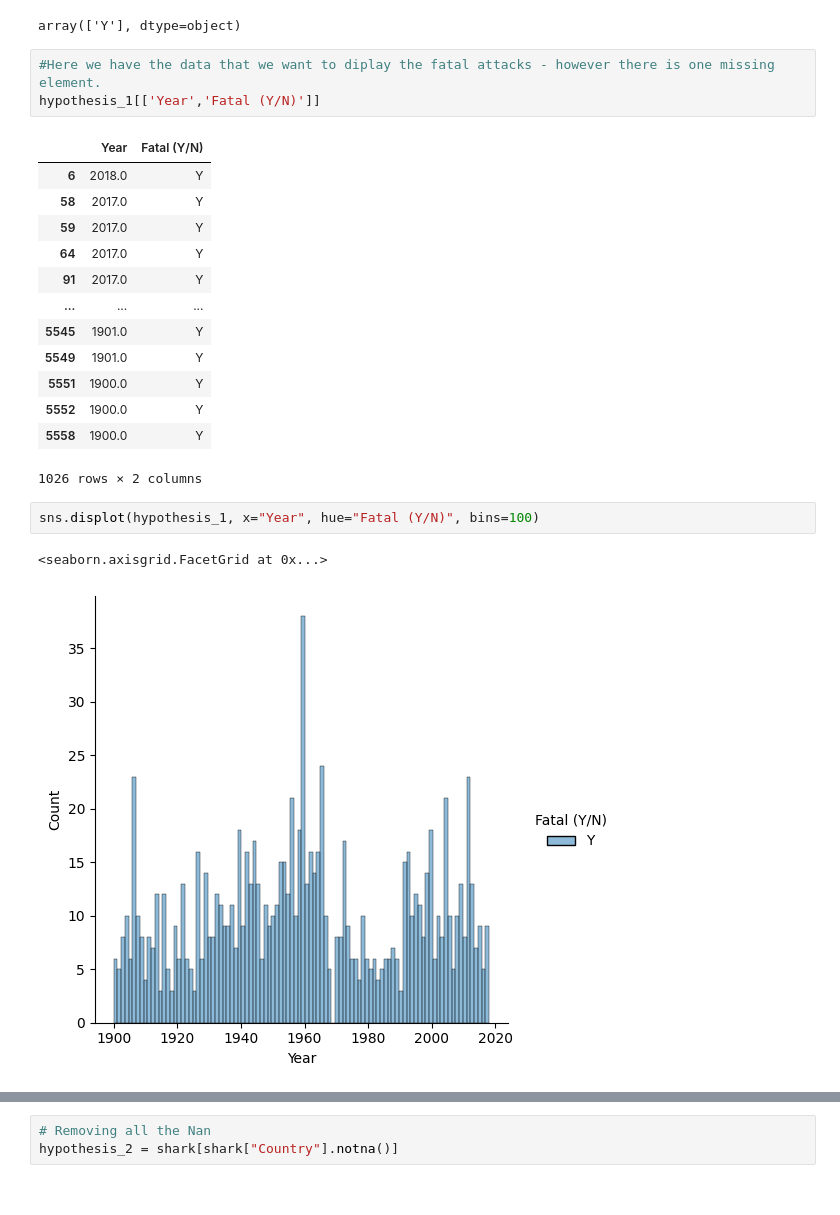
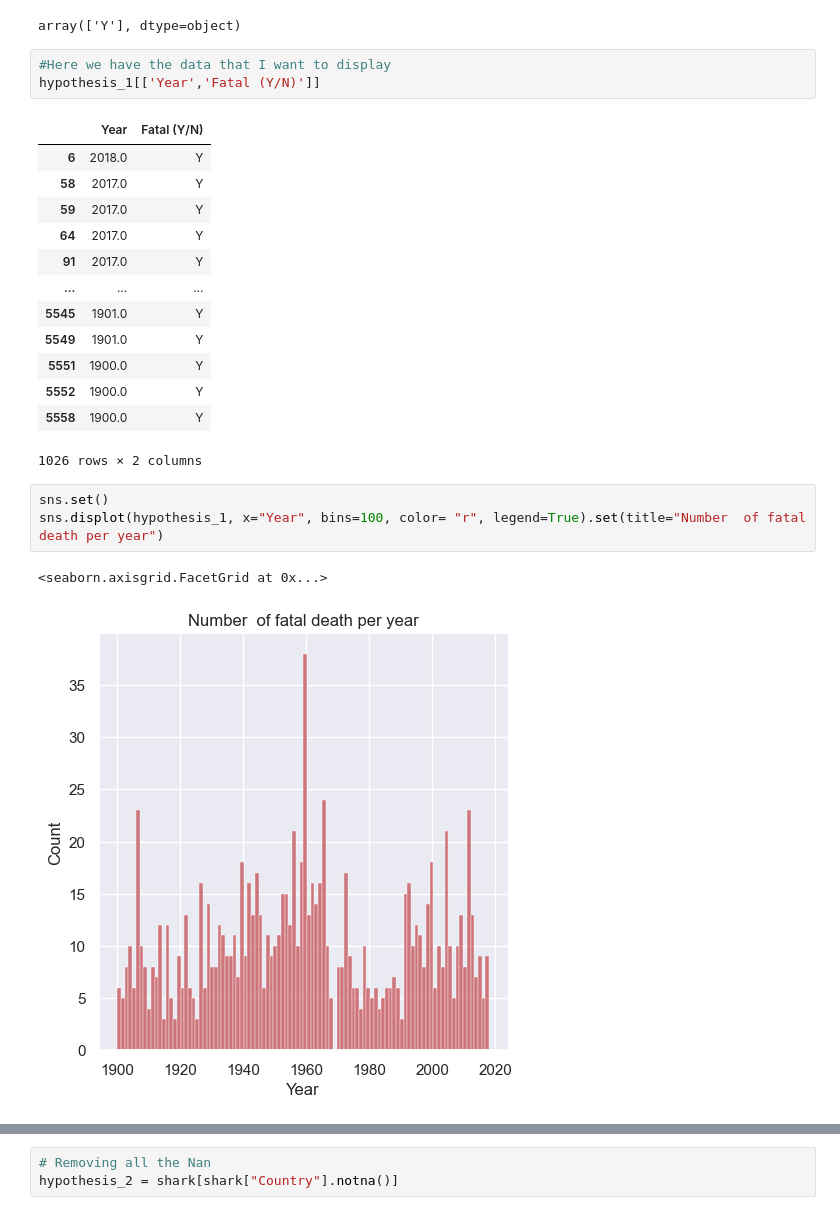
Before and after one commit to RaphHer/Project_1_Pandas, a Jupyter notebook: src/First Project Pandas .ipynb, the cells around one changed output, grey strips where cells are left out. Cells and saved outputs as stored; diff of their text form.

```diff
--- a/src/First Project Pandas .ipynb
+++ b/src/First Project Pandas .ipynb
@@ -224,7 +231,7 @@ hypothesis_1["Fatal (Y/N)"].unique()
 # %% [output]
 array(['Y'], dtype=object)
 # %%
-#Here we have the data that we want to diplay the fatal attacks - however there is one missing element.
+#Here we have the data that I want to display
 hypothesis_1[['Year','Fatal (Y/N)']]
 # %% [output]
 |  | Year | Fatal (Y/N) |
@@ -241,8 +248,9 @@ hypothesis_1[['Year','Fatal (Y/N)']]
 | 5558 | 1900.0 | Y |
 1026 rows × 2 columns
 # %%
-sns.displot(hypothesis_1, x="Year", hue="Fatal (Y/N)", bins=100)
+sns.set()
+sns.displot(hypothesis_1, x="Year", bins=100, color= "r", legend=True).set(title="Number  of fatal death per year")
 # %% [output]
 <seaborn.axisgrid.FacetGrid at 0x...>
-[figure, old version]
+[figure, new version]
 # %%
```
Also changed, not shown: parts of 33 cells of this notebook.
